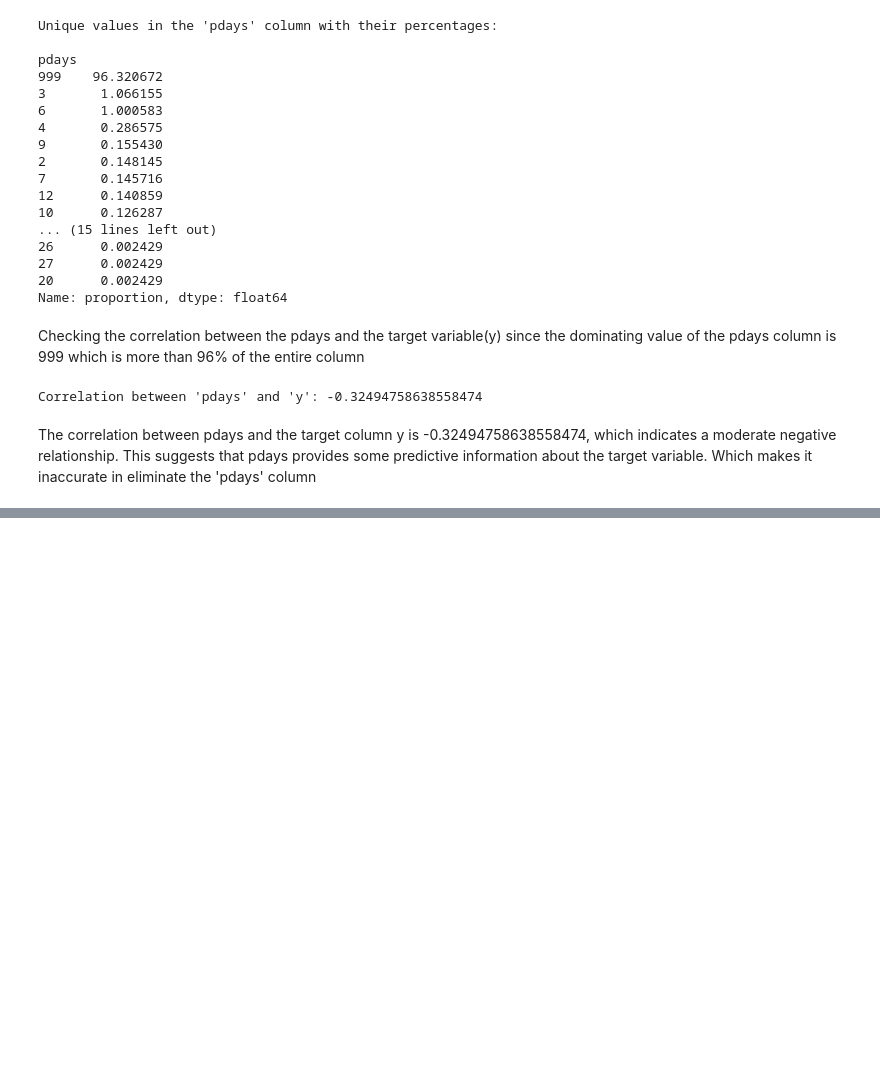
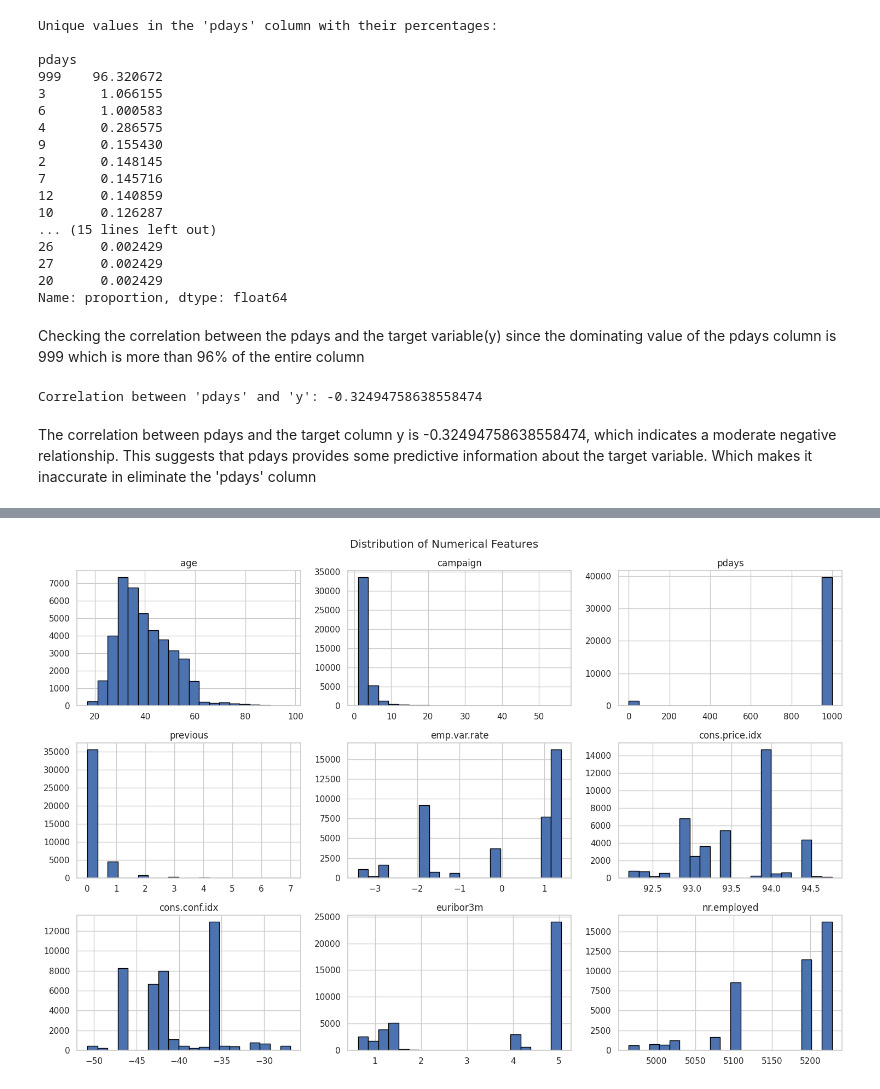
Before and after one commit to ShabnaIlmi/Bank-Marketing-Random-Forest-and-Neural-Networks, a Jupyter notebook: Coursework.ipynb, the cells around one changed output, grey strips where cells are left out. Drawn from its saved outputs; the diff is of its cells as text; code cells hidden in the pictures; blank space fills up the shorter version.

```diff
--- a/Coursework.ipynb
+++ b/Coursework.ipynb
@@ -192,0 +195,6 @@ data_full_additional['loan'] = data_full_additional['loan'].map(loan_mapping)
+# %%
+# A list to handle the numerical columns
+numerical_cols = [
+    'age', 'campaign', 'pdays', 'previous', 'emp.var.rate',
+    'cons.price.idx', 'cons.conf.idx', 'euribor3m', 'nr.employed'
+]
@@ -241,0 +290,9 @@ The correlation between pdays and the target column y is -0.32494758638558474, w
+# %%
+# Visualizing the distribution of numerical columns
+# Plotting histograms for all numerical columns
+data_full_additional[numerical_cols].hist(figsize=(15, 10), bins=20, edgecolor='black')
+plt.suptitle('Distribution of Numerical Features')
+plt.tight_layout()
+plt.show()
+# %% [output]
+[figure, added]
```
Also changed, not shown: parts of 9 cells of this notebook.
